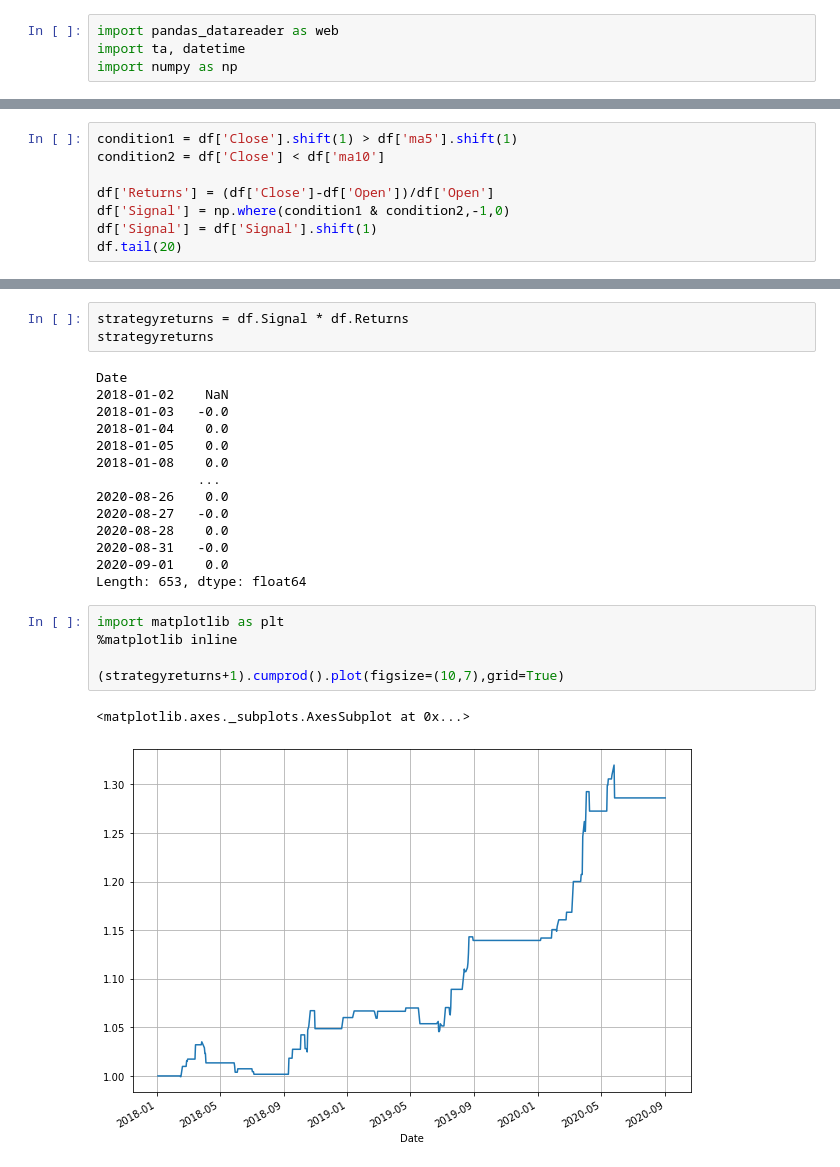
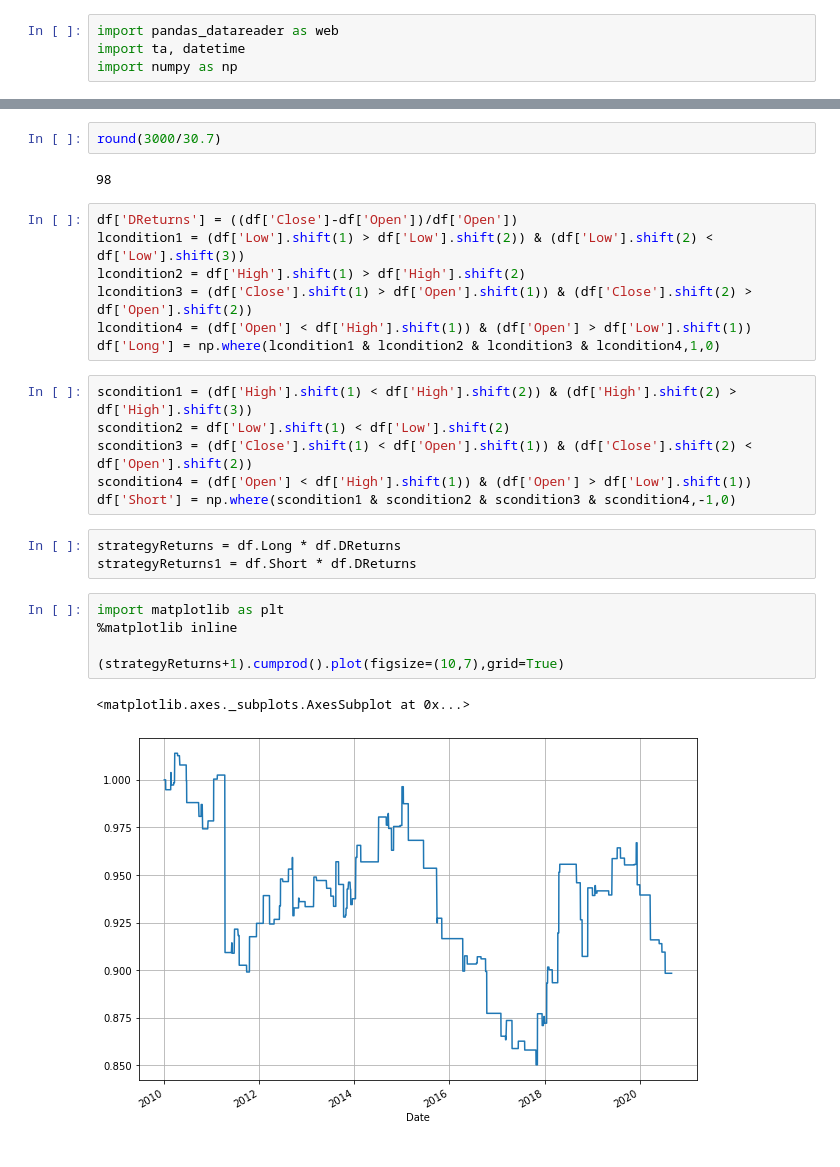
Before and after one commit to ravividap/NR7, a Jupyter notebook: BackTestIntra/MAClose.ipynb, the cells around one changed output, grey strips where cells are left out. Saved outputs shown, nothing was run; the diff lists cells and outputs as text.

```diff
--- a/BackTestIntra/MAClose.ipynb
+++ b/BackTestIntra/MAClose.ipynb
@@ -37,8 +8,0 @@ df.dropna()
-# %%
-condition1 = df['Close'].shift(1) > df['ma5'].shift(1)
-condition2 = df['Close'] < df['ma10']
-
-df['Returns'] = (df['Close']-df['Open'])/df['Open']
-df['Signal'] = np.where(condition1 & condition2,-1,0)
-df['Signal'] = df['Signal'].shift(1)
-df.tail(20)
@@ -76,25 +9,28 @@ df.loc[df.Signal==-1].describe()
-# %%
-strategyreturns = df.Signal * df.Returns
-strategyreturns
-# %% [output]
-Date
-2018-01-02    NaN
-2018-01-03   -0.0
-2018-01-04    0.0
-2018-01-05    0.0
-2018-01-08    0.0
-             ...
-2020-08-26    0.0
-2020-08-27   -0.0
-2020-08-28    0.0
-2020-08-31   -0.0
-2020-09-01    0.0
-Length: 653, dtype: float64
+# %%
+round(3000/30.7)
+# %% [output]
+98
+# %%
+df['DReturns'] = ((df['Close']-df['Open'])/df['Open'])
+lcondition1 = (df['Low'].shift(1) > df['Low'].shift(2)) & (df['Low'].shift(2) < df['Low'].shift(3))
+lcondition2 = df['High'].shift(1) > df['High'].shift(2)
+lcondition3 = (df['Close'].shift(1) > df['Open'].shift(1)) & (df['Close'].shift(2) > df['Open'].shift(2))
+lcondition4 = (df['Open'] < df['High'].shift(1)) & (df['Open'] > df['Low'].shift(1))
+df['Long'] = np.where(lcondition1 & lcondition2 & lcondition3 & lcondition4,1,0)
+# %%
+scondition1 = (df['High'].shift(1) < df['High'].shift(2)) & (df['High'].shift(2) > df['High'].shift(3))
+scondition2 = df['Low'].shift(1) < df['Low'].shift(2)
+scondition3 = (df['Close'].shift(1) < df['Open'].shift(1)) & (df['Close'].shift(2) < df['Open'].shift(2))
+scondition4 = (df['Open'] < df['High'].shift(1)) & (df['Open'] > df['Low'].shift(1))
+df['Short'] = np.where(scondition1 & scondition2 & scondition3 & scondition4,-1,0)
+# %%
+strategyReturns = df.Long * df.DReturns
+strategyReturns1 = df.Short * df.DReturns
 # %%
 import matplotlib as plt
 %matplotlib inline
 
-(strategyreturns+1).cumprod().plot(figsize=(10,7),grid=True)
+(strategyReturns+1).cumprod().plot(figsize=(10,7),grid=True)
 # %% [output]
 <matplotlib.axes._subplots.AxesSubplot at 0x...>
-[figure, old version]
+[figure, new version]
```
Also changed, not shown: parts of 7 cells of this notebook, 5 other files.
